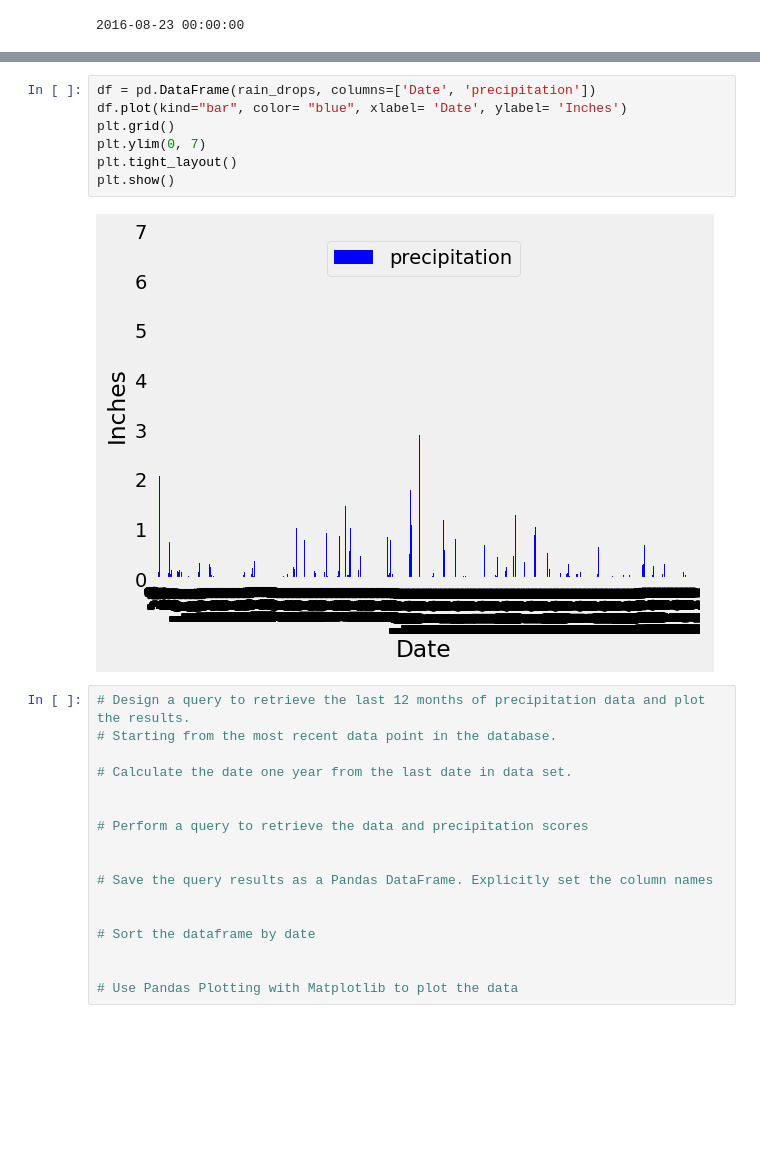
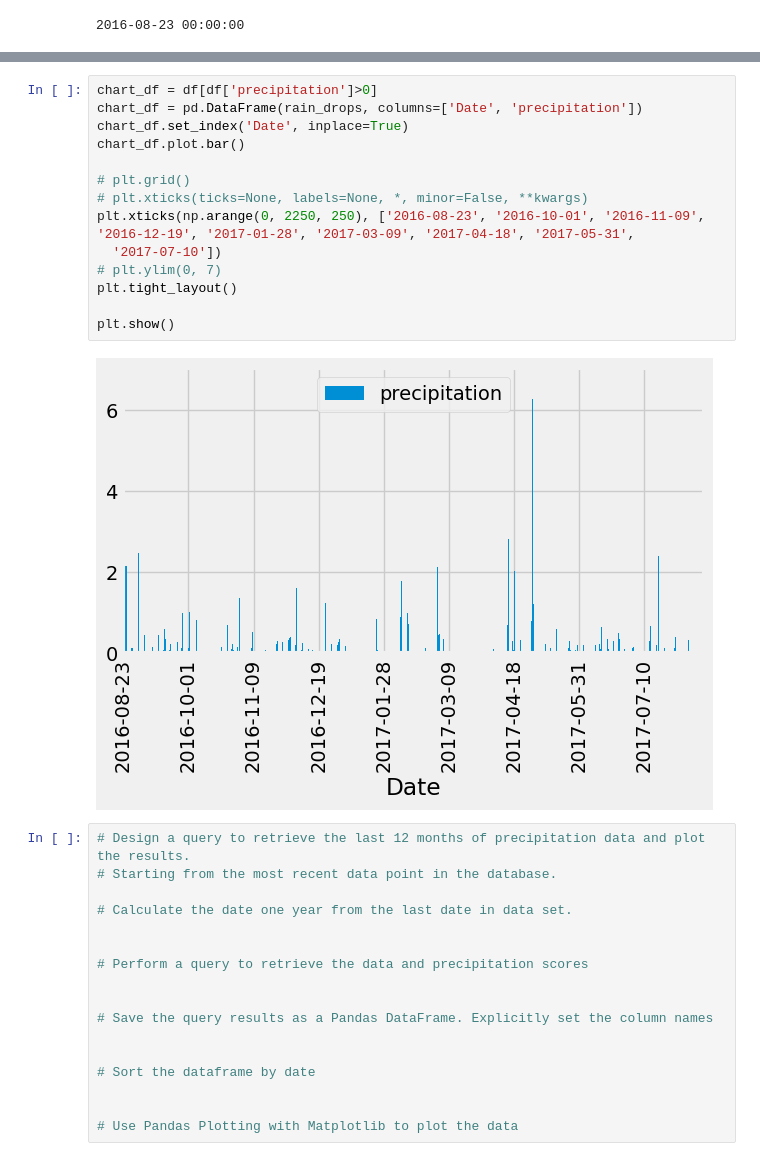
Before and after one commit to Cookees81/sqlalchemy-challenge, a Jupyter notebook: climate_starter.ipynb, the cells around one changed output, grey strips where cells are left out. Saved outputs shown, nothing was run; the diff lists cells and outputs as text; blank space fills up the shorter version.

```diff
--- a/climate_starter.ipynb
+++ b/climate_starter.ipynb
@@ -113,12 +113,19 @@ df
-# %%
-df = pd.DataFrame(rain_drops, columns=['Date', 'precipitation'])
-df.plot(kind="bar", color= "blue", xlabel= 'Date', ylabel= 'Inches')
-plt.grid()
-plt.ylim(0, 7)
-plt.tight_layout()
-plt.show()
-# %% [output]
-[figure, removed]
+# %%
+chart_df = df[df['precipitation']>0]
+chart_df = pd.DataFrame(rain_drops, columns=['Date', 'precipitation'])
+chart_df.set_index('Date', inplace=True)
+chart_df.plot.bar()
+
+# plt.grid()
+# plt.xticks(ticks=None, labels=None, *, minor=False, **kwargs)
+plt.xticks(np.arange(0, 2250, 250), ['2016-08-23', '2016-10-01', '2016-11-09', '2016-12-19', '2017-01-28', '2017-03-09', '2017-04-18', '2017-05-31',
+  '2017-07-10'])
+# plt.ylim(0, 7)
+plt.tight_layout()
+
+plt.show()
+# %% [output]
+[figure, added]
 # %%
 # Design a query to retrieve the last 12 months of precipitation data and plot the results.
 # Starting from the most recent data point in the database.
```
Also changed, not shown: parts of 4 cells of this notebook, 2 other files.
